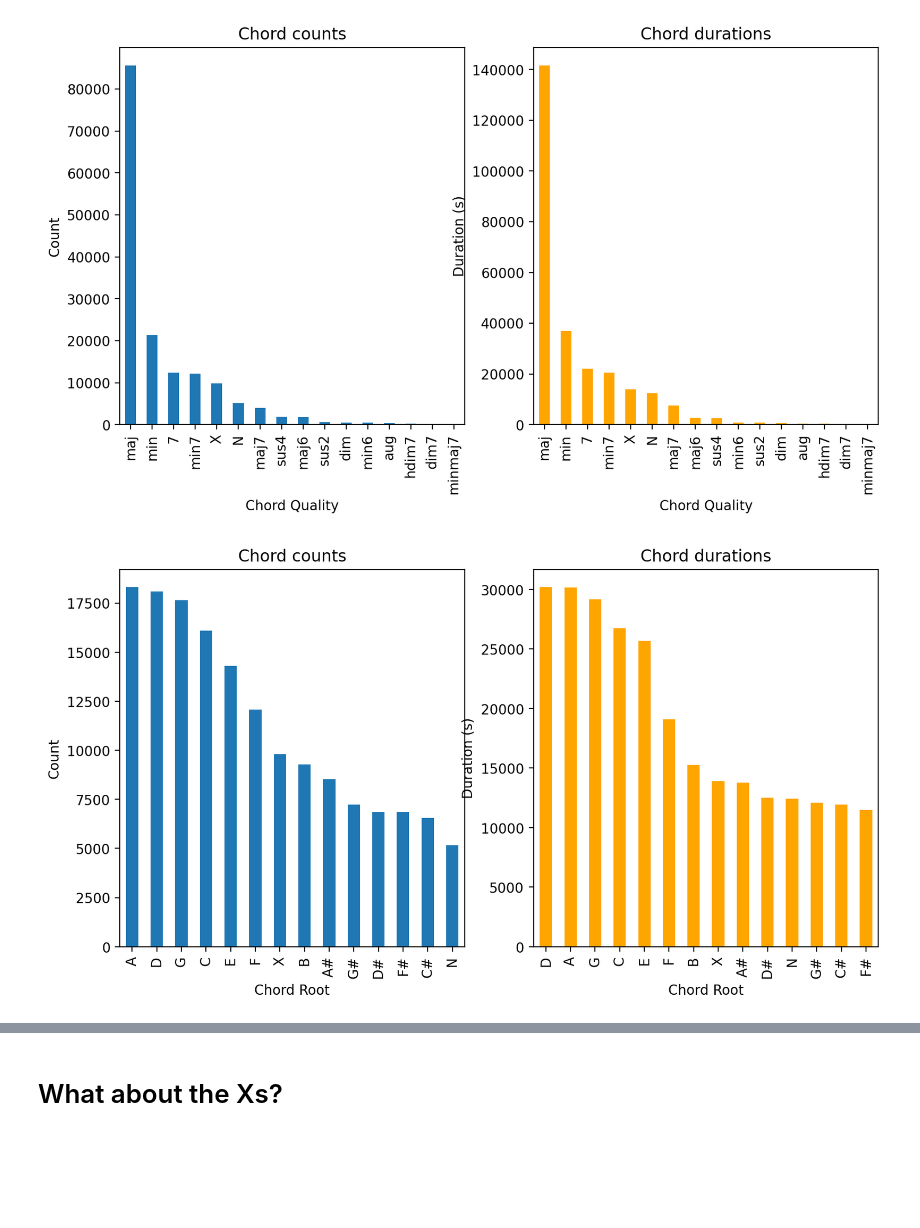
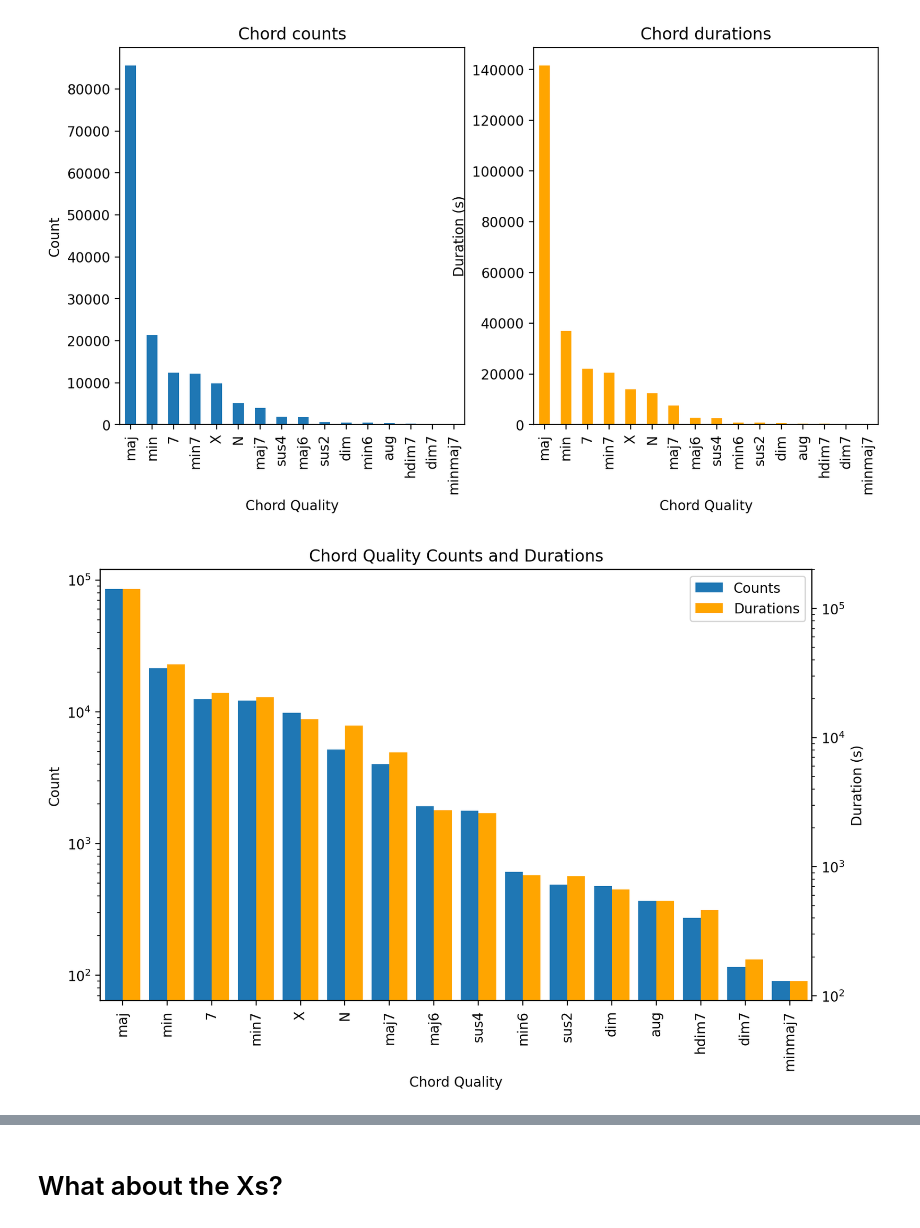
Before and after one commit to PierreRL/AutomaticChordRecognition, a Jupyter notebook: notebooks/dataset_stats_big.ipynb, the cells around one changed output, grey strips where cells are left out. Saved outputs shown, nothing was run; the diff lists cells and outputs as text; code cells hidden in the pictures; blank space fills up the shorter version.

```diff
--- a/notebooks/dataset_stats_big.ipynb
+++ b/notebooks/dataset_stats_big.ipynb
@@ -104,13 +106,40 @@ root_counts = pd.Series(root_counts).sort_values(ascending=False)
 root_durations = pd.Series(root_durations).sort_values(ascending=False)
 # %%
 # Plot chord counts and durations
-fig, ax = plt.subplots(1,2, figsize=(10, 5))
-root_counts.plot(kind='bar', ax=ax[0], title='Chord counts')
-root_durations.plot(kind='bar', ax=ax[1], color='orange', title='Chord durations')
-ax[0].set_ylabel('Count')
-ax[1].set_ylabel('Duration (s)')
-ax[0].set_xlabel('Chord Root')
-ax[1].set_xlabel('Chord Root')
+fig, ax1 = plt.subplots(figsize=(8, 5))
+plt.tight_layout()
+
+ax2 = ax1.twinx()
+width = 0.4
+
+quality_counts.plot(kind='bar', ax=ax1, width=width, position=1, label='Counts')
+quality_durations.plot(kind='bar', ax=ax2, width=width, position=0, color='orange', label='Durations')
+
+ax1.set_ylabel('Count')
+ax2.set_ylabel('Duration (s)')
+ax1.set_xlabel('Chord Quality')
+
+# Adjust the x-axis limits to avoid cutting off the leftmost bar
+ax1.set_xlim(-0.5, len(quality_counts) - 0.5)
+
+lines, labels = ax1.get_legend_handles_labels()
+lines2, labels2 = ax2.get_legend_handles_labels()
+ax1.legend(lines + lines2, labels + labels2, loc='best')
+
+# Make it log scale y
+ax1.set_yscale('log')
+ax2.set_yscale('log')
+
+plt.savefig('report/figures/chord_quality_counts_durations.png', dpi=100, bbox_inches='tight')
+plt.title('Chord Quality Counts and Durations')
 plt.show()
+# fig, ax = plt.subplots(1,2, figsize=(10, 5))
+# root_counts.plot(kind='bar', ax=ax[0], title='Chord counts')
+# root_durations.plot(kind='bar', ax=ax[1], color='orange', title='Chord durations')
+# ax[0].set_ylabel('Count')
+# ax[1].set_ylabel('Duration (s)')
+# ax[0].set_xlabel('Chord Root')
+# ax[1].set_xlabel('Chord Root')
+# plt.show()
 # %% [output]
-[figure, old version]
+[figure, new version]
```
Also changed, not shown: parts of 3 cells of this notebook, 22 other files.
